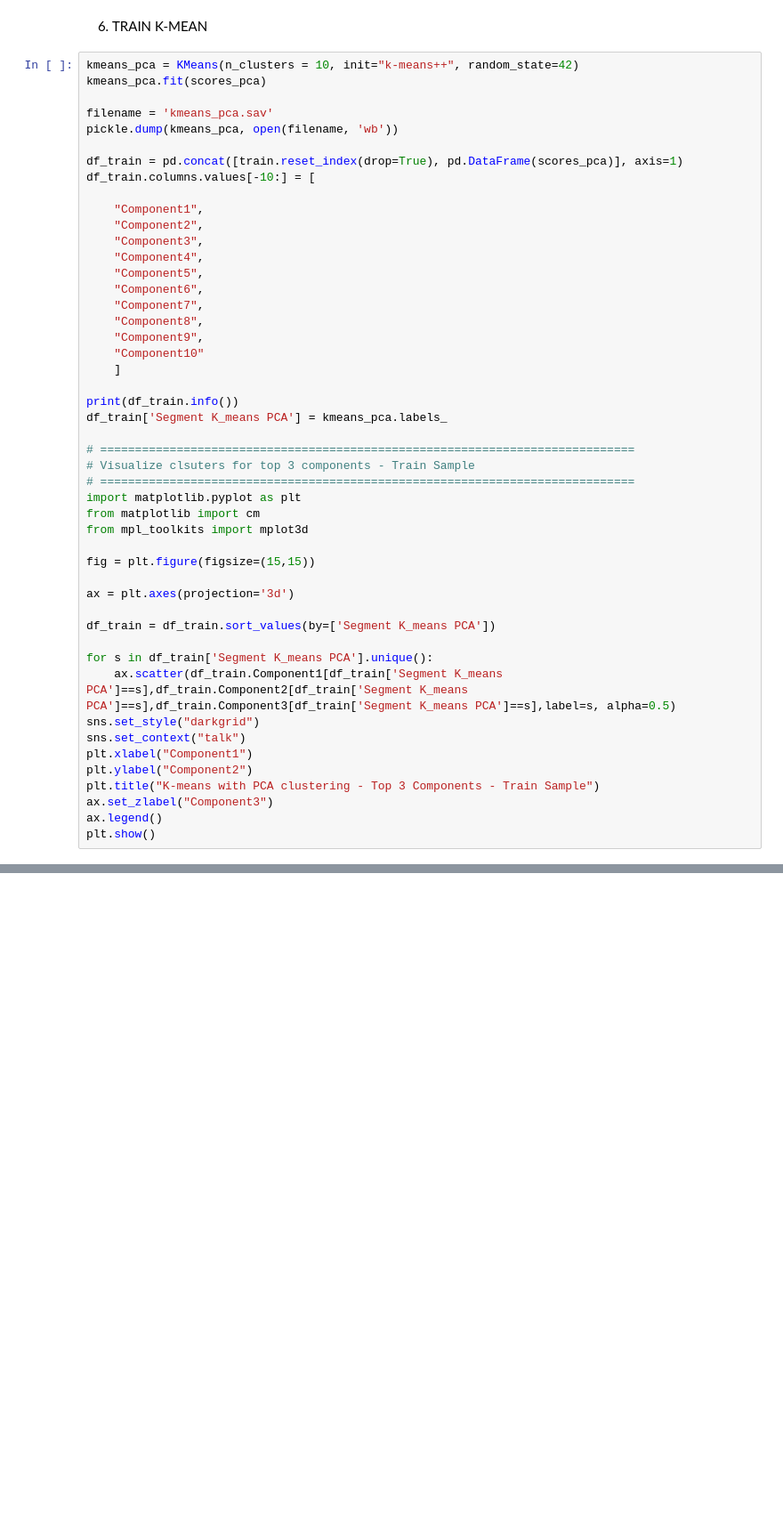
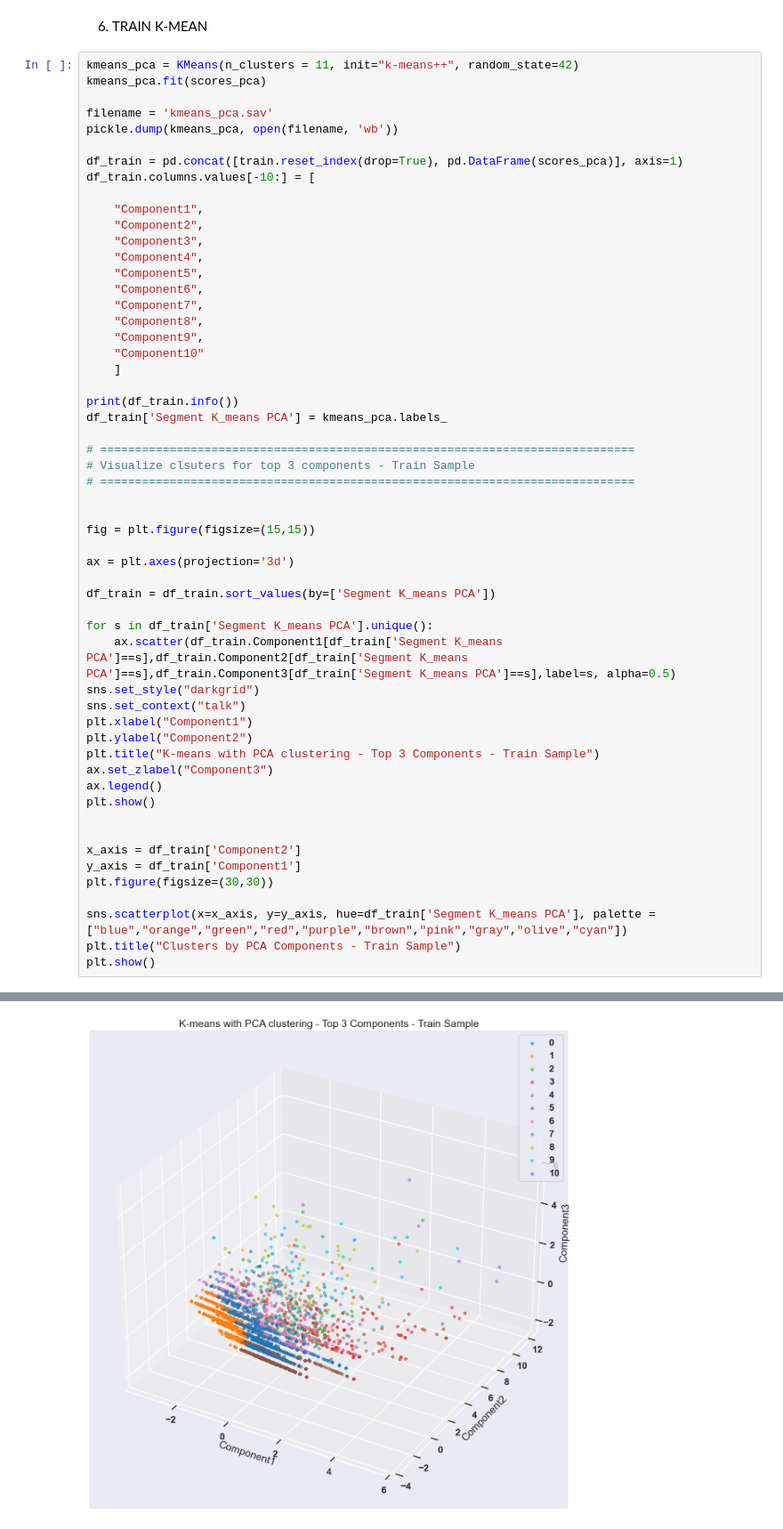
Before and after one commit to GPUK79/data-science-portfolio, a Jupyter notebook: o6_Unsupervised_PCA_KMeans.ipynb, the cells around one changed output, grey strips where cells are left out. Shown at 89% size. Cells and saved outputs as stored; diff of their text form; blank space fills up the shorter version.

```diff
--- a/o6_Unsupervised_PCA_KMeans.ipynb
+++ b/o6_Unsupervised_PCA_KMeans.ipynb
@@ -457,7 +460,7 @@ n_clusters = optimal_number_of_clusters(scores_pca)
 # %% [markdown]
 6. TRAIN K-MEAN
 # %%
-kmeans_pca = KMeans(n_clusters = 10, init="k-means++", random_state=42)
+kmeans_pca = KMeans(n_clusters = 11, init="k-means++", random_state=42)
 kmeans_pca.fit(scores_pca)
 
 filename = 'kmeans_pca.sav'
@@ -484,9 +487,7 @@ df_train['Segment K_means PCA'] = kmeans_pca.labels_
 # =============================================================================
 # Visualize clsuters for top 3 components - Train Sample
 # =============================================================================
-import matplotlib.pyplot as plt
-from matplotlib import cm
-from mpl_toolkits import mplot3d
+
 
 fig = plt.figure(figsize=(15,15))
 
@@ -504,3 +505,13 @@ plt.title("K-means with PCA clustering - Top 3 Components - Train Sample")
 ax.set_zlabel("Component3")
 ax.legend()
 plt.show()
+
+
+x_axis = df_train['Component2']
+y_axis = df_train['Component1']
+plt.figure(figsize=(30,30))
+
+sns.scatterplot(x=x_axis, y=y_axis, hue=df_train['Segment K_means PCA'], palette = ["blue","orange","green","red","purple","brown","pink","gray","olive","cyan"])
+plt.title("Clusters by PCA Components - Train Sample")
+plt.show()
+# %% [output]
@@ -506,0 +535 @@ plt.show()
+[figure, added]
```
Also changed, not shown: parts of 9 cells of this notebook.
